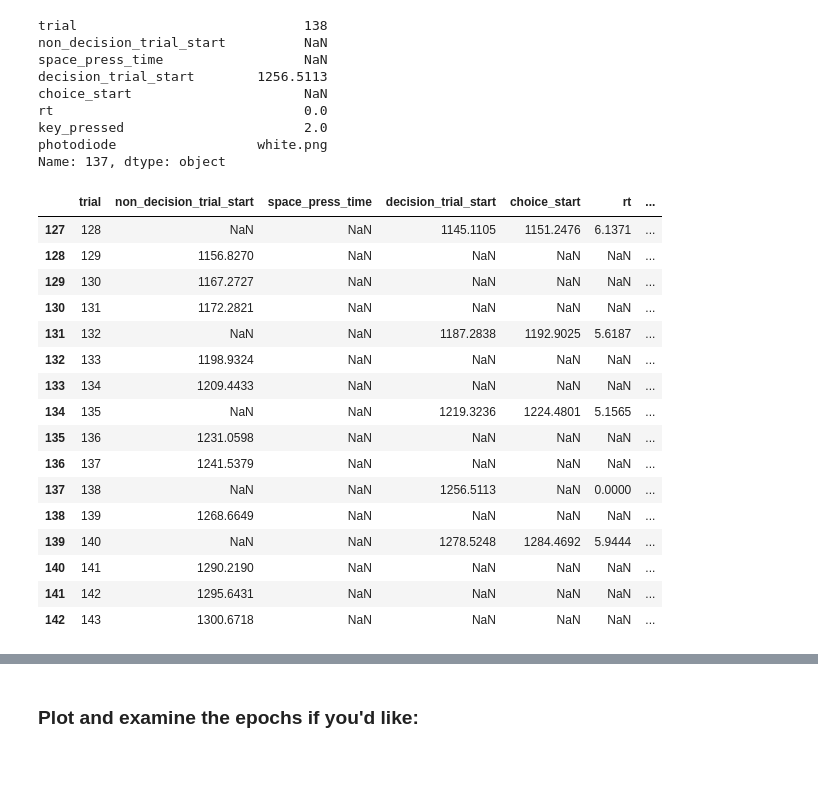
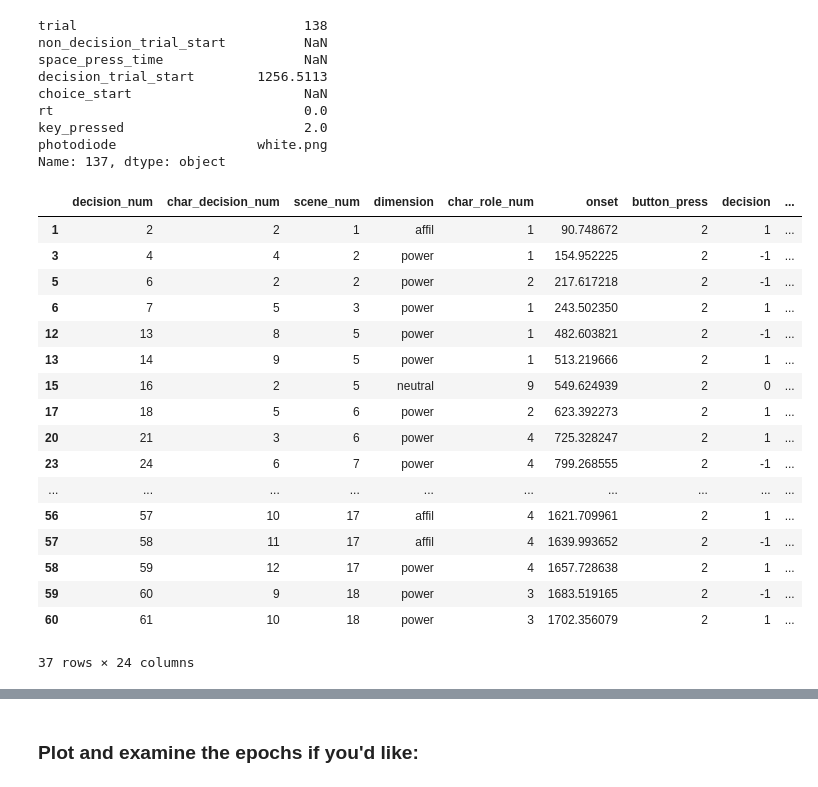
Before and after one commit to gelanat/LFPAnalysis, a Jupyter notebook: SNT_scripts/SNT_preprocess.ipynb, the cells around one changed output, grey strips where cells are left out. Cells and saved outputs as stored; diff of their text form; code cells hidden in the pictures.

```diff
--- a/SNT_scripts/SNT_preprocess.ipynb
+++ b/SNT_scripts/SNT_preprocess.ipynb
@@ -479,22 +410,23 @@ Name: 137, dtype: object
 # %%
 time_df.iloc[137, time_df.columns.get_loc('key_pressed')] = 2.0
 # %%
-time_df.iloc[127:143, :]
+choice_df[choice_df.button_press == 2]
 # %% [output]
-|  | trial | non_decision_trial_start | space_press_time | decision_trial_start | choice_start | rt | ... |
-| 127 | 128 | NaN | NaN | 1145.1105 | 1151.2476 | 6.1371 | ... |
-| 128 | 129 | 1156.8270 | NaN | NaN | NaN | NaN | ... |
-| 129 | 130 | 1167.2727 | NaN | NaN | NaN | NaN | ... |
-| 130 | 131 | 1172.2821 | NaN | NaN | NaN | NaN | ... |
-| 131 | 132 | NaN | NaN | 1187.2838 | 1192.9025 | 5.6187 | ... |
-| 132 | 133 | 1198.9324 | NaN | NaN | NaN | NaN | ... |
-| 133 | 134 | 1209.4433 | NaN | NaN | NaN | NaN | ... |
-| 134 | 135 | NaN | NaN | 1219.3236 | 1224.4801 | 5.1565 | ... |
-| 135 | 136 | 1231.0598 | NaN | NaN | NaN | NaN | ... |
-| 136 | 137 | 1241.5379 | NaN | NaN | NaN | NaN | ... |
-| 137 | 138 | NaN | NaN | 1256.5113 | NaN | 0.0000 | ... |
-| 138 | 139 | 1268.6649 | NaN | NaN | NaN | NaN | ... |
-| 139 | 140 | NaN | NaN | 1278.5248 | 1284.4692 | 5.9444 | ... |
-| 140 | 141 | 1290.2190 | NaN | NaN | NaN | NaN | ... |
-| 141 | 142 | 1295.6431 | NaN | NaN | NaN | NaN | ... |
-| 142 | 143 | 1300.6718 | NaN | NaN | NaN | NaN | ... |
+|  | decision_num | char_decision_num | scene_num | dimension | char_role_num | onset | button_press | decision | ... |
+| 1 | 2 | 2 | 1 | affil | 1 | 90.748672 | 2 | 1 | ... |
+| 3 | 4 | 4 | 2 | power | 1 | 154.952225 | 2 | -1 | ... |
+| 5 | 6 | 2 | 2 | power | 2 | 217.617218 | 2 | -1 | ... |
+| 6 | 7 | 5 | 3 | power | 1 | 243.502350 | 2 | 1 | ... |
+| 12 | 13 | 8 | 5 | power | 1 | 482.603821 | 2 | -1 | ... |
+| 13 | 14 | 9 | 5 | power | 1 | 513.219666 | 2 | 1 | ... |
+| 15 | 16 | 2 | 5 | neutral | 9 | 549.624939 | 2 | 0 | ... |
+| 17 | 18 | 5 | 6 | power | 2 | 623.392273 | 2 | 1 | ... |
+| 20 | 21 | 3 | 6 | power | 4 | 725.328247 | 2 | 1 | ... |
+| 23 | 24 | 6 | 7 | power | 4 | 799.268555 | 2 | -1 | ... |
+| ... | ... | ... | ... | ... | ... | ... | ... | ... | ... |
+| 56 | 57 | 10 | 17 | affil | 4 | 1621.709961 | 2 | 1 | ... |
+| 57 | 58 | 11 | 17 | affil | 4 | 1639.993652 | 2 | -1 | ... |
+| 58 | 59 | 12 | 17 | power | 4 | 1657.728638 | 2 | 1 | ... |
+| 59 | 60 | 9 | 18 | power | 3 | 1683.519165 | 2 | -1 | ... |
+| 60 | 61 | 10 | 18 | power | 3 | 1702.356079 | 2 | 1 | ... |
+37 rows × 24 columns
```
Also changed, not shown: parts of 13 cells of this notebook.
